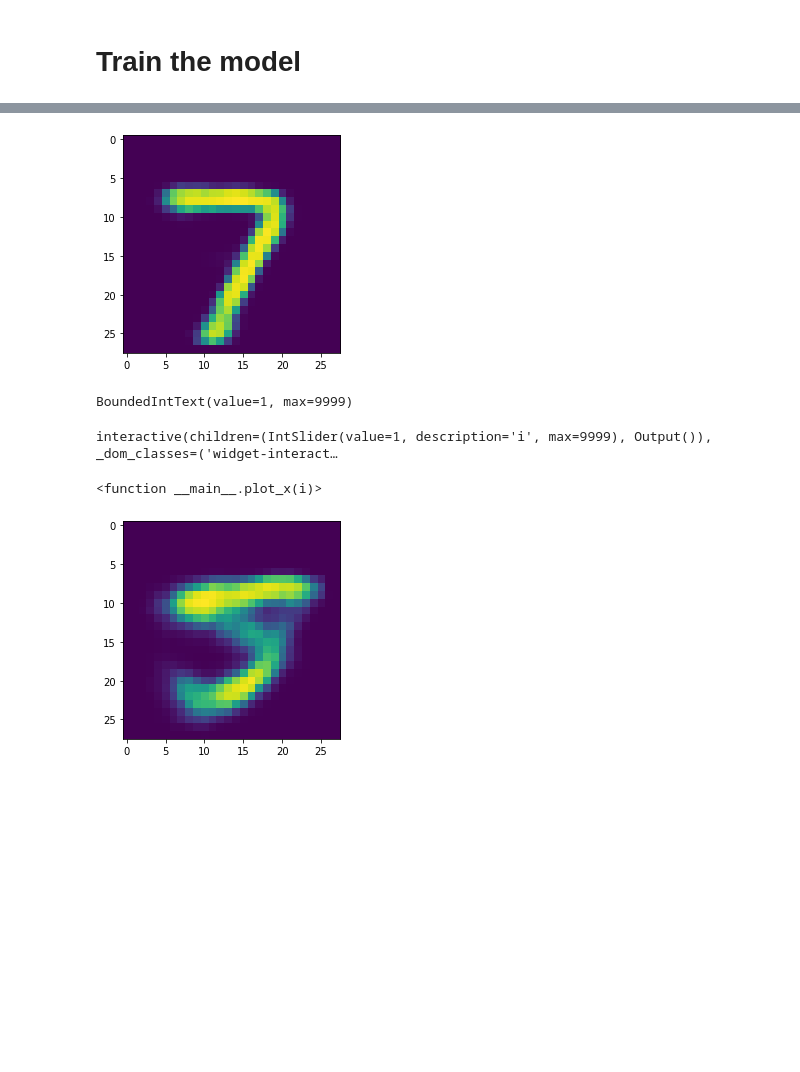
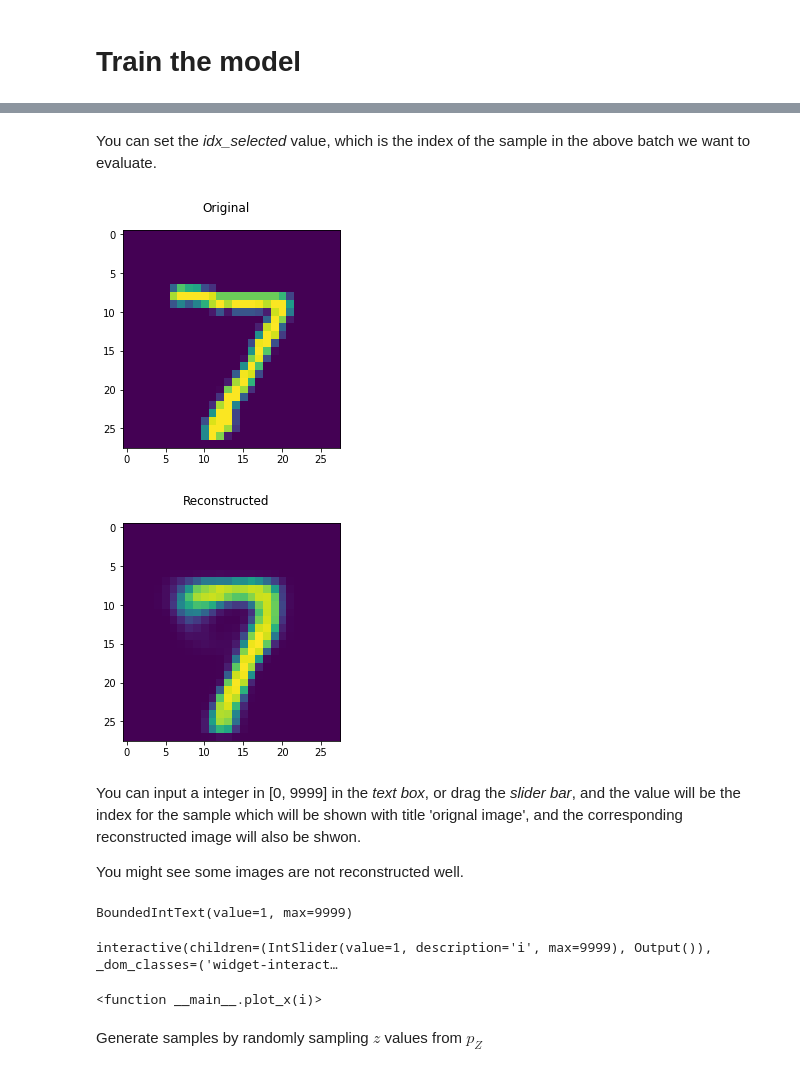
Before and after one commit to ccha23/miml, a Jupyter notebook: part2/VanillaVAE.ipynb, the cells around one changed output, grey strips where cells are left out. Drawn from its saved outputs; the diff is of its cells as text; code cells hidden in the pictures; blank space fills up the shorter version.

```diff
--- a/part2/VanillaVAE.ipynb
+++ b/part2/VanillaVAE.ipynb
@@ -354,17 +371,24 @@ plt.show()
 # %%
+# set the index of the batch you want to evaluate
+batch_selected = 0
+
 model.eval()
 
 with torch.no_grad():
-    for batch_idx, (x, _) in enumerate(tqdm(test_loader)):
+    for batch_idx, (x, _) in enumerate(tqdm(test_loader)): # use the test dataset here, but it is only used for comparing original sample and generated sample
         x = x.view(-1, x_dim)
         x = x.to(DEVICE)
 
         x_hat, _, _ = model(x)
 
-        if batch_idx == 0: break
+        if batch_idx == batch_selected:
+            break
 # %%
-def show_image(x, idx):
+# Define the function for ploting
+def show_image(x, idx, title=None):
     x = x.view(batch_size, 28, 28)
 
     fig = plt.figure()
+    if title is not None:
+        plt.suptitle(title)
     plt.imshow(x[idx].cpu().numpy())
@@ -375,7 +395,18 @@ show_image(x, idx=0)
-# %%
-show_image(x_hat, idx=0)
-# %% [output]
-[figure, removed]
+# %% [markdown]
+You can set the *idx_selected* value, which is the index of the sample in the above batch we want to evaluate.
+# %%
+# set the idx_selected to see the image in the batch you want to see
+idx_selected = 0
+
+show_image(x, idx=idx_selected, title='Original')
+show_image(x_hat, idx=idx_selected, title='Reconstructed')
+# %% [output]
+[figure, added]
+[figure, added]
+# %% [markdown]
+You can input a integer in \[0, 9999\] in the *text box*, or drag the *slider bar*, and the value will be the index for the sample which will be shown with title 'orignal image', and the corresponding reconstructed image will also be shwon.
+
+You might see some images are not reconstructed well.
 # %%
 from ipywidgets import interact, interactive, fixed, interact_manual
 import ipywidgets as widgets
@@ -414,4 +445,6 @@ interact(plot_x, i = widget_b)
 BoundedIntText(value=1, max=9999)
 interactive(children=(IntSlider(value=1, description='i', max=9999), Output()), _dom_classes=('widget-interact…
 <function __main__.plot_x(i)>
+# %% [markdown]
+Generate samples by randomly sampling $z$ values from $p_{Z}$
 # %%
@@ -423,7 +458,3 @@ save_image(generated_images.view(-1, 1, 28, 28), 'generated_sample.png')
-# %%
-show_image(generated_images, idx=1)
-# %% [output]
-[figure, removed]
 # %%
 from IPython.display import Image
 from IPython.core.display import HTML
```
Also changed, not shown: parts of 26 cells of this notebook.
